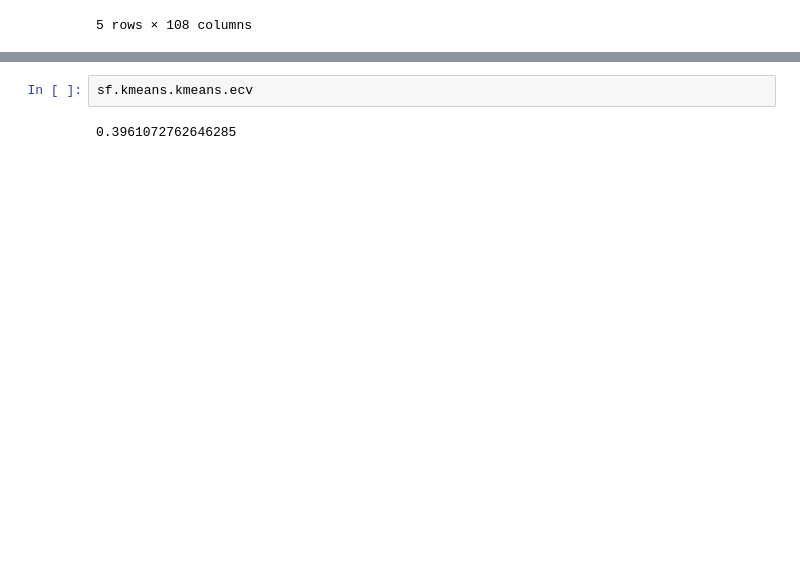
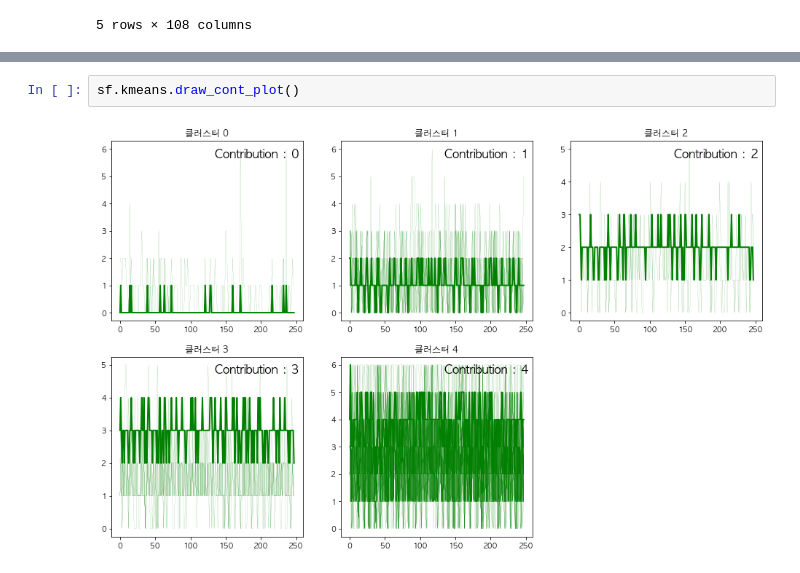
Before and after one commit to formegusto/distribution-public-fee, a Jupyter notebook: pt6. 전기절약 피드백 (TimeDivision KMeans Based).ipynb, the cells around one changed output, grey strips where cells are left out. Saved outputs shown, nothing was run; the diff lists cells and outputs as text; blank space fills up the shorter version.

```diff
--- a/pt6. 전기절약 피드백 (TimeDivision KMeans Based).ipynb
+++ b/pt6. 전기절약 피드백 (TimeDivision KMeans Based).ipynb
@@ -112,4 +121,4 @@ sf.kmeans.draw_plot()
 # %%
-sf.kmeans.kmeans.ecv
+sf.kmeans.draw_cont_plot()
 # %% [output]
-0.3961072762646285
+[figure, added]
```
Also changed, not shown: parts of 24 cells of this notebook, 3 other files.
